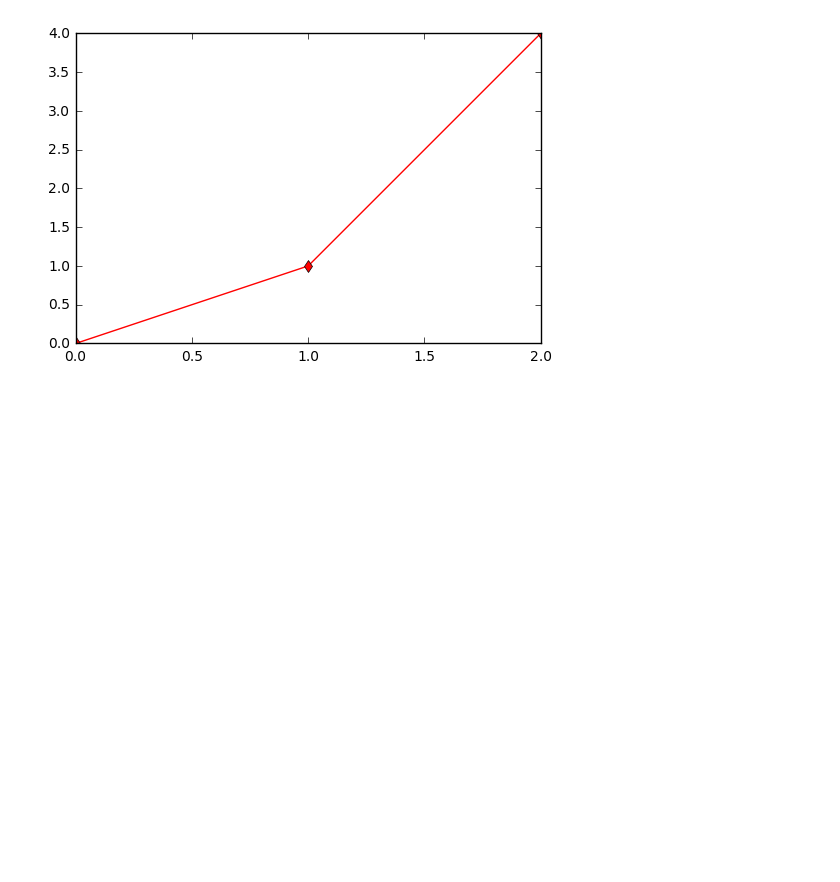
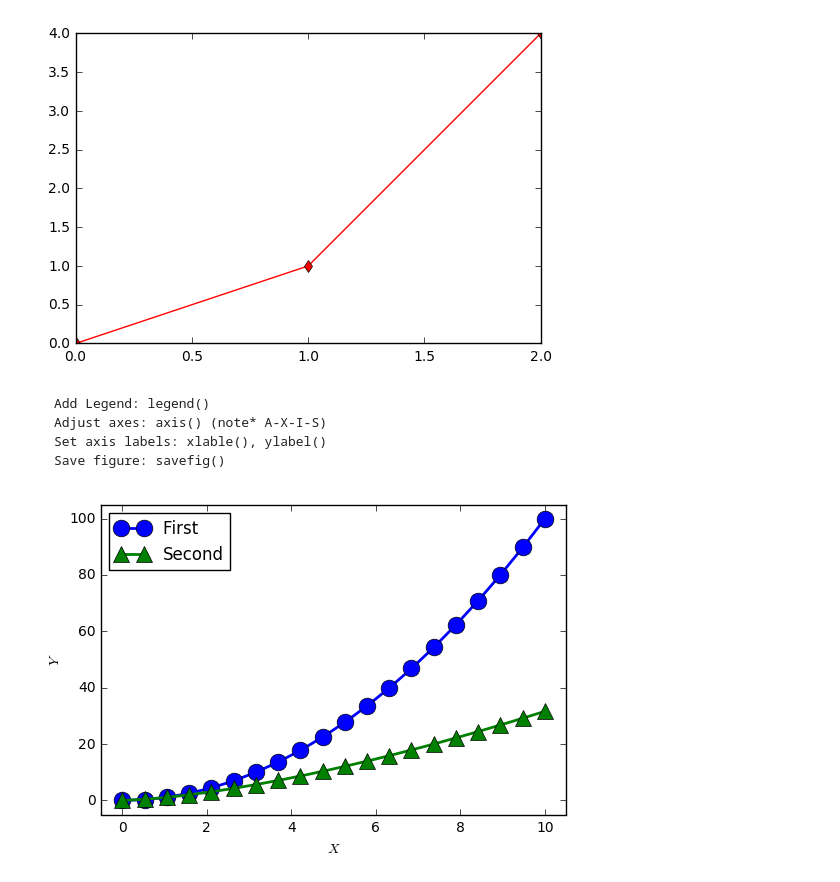
Before and after one commit to akell47/Python, a Jupyter notebook: PyplotMatplotlib.ipynb, the cells around one changed output. Drawn from its saved outputs; the diff is of its cells as text; code cells hidden in the pictures; blank space fills up the shorter version.

Commit message:
pyplot notes

````diff
--- a/PyplotMatplotlib.ipynb
+++ b/PyplotMatplotlib.ipynb
@@ -150,3 +154,25 @@ grayscale intensities as a string (``'0.8'``)
 plt.plot([0,1,2], [0,1,4], "rd-");
 # %% [output]
 [figure]
+# %% [markdown]
+```
+Add Legend: legend()
+Adjust axes: axis() (note* A-X-I-S)
+Set axis labels: xlable(), ylabel()
+Save figure: savefig()
+```
+# %%
+x = np.linspace(0,10,20)
+y1 = x**2.0
+y2 = x**1.5
+plt.plot(x,y1, "bo-", linewidth=2, markersize=12, label="First")
+plt.plot(x,y2, "g^-", linewidth=2, markersize=12, label="Second")
+plt.xlabel("$X$")
+plt.ylabel("$Y$")
+#pyplot supports LaTeX!!
+# plt.axis({xmin, xmax, ymin, ymax})
+plt.axis([-0.5, 10.5, -5, 105])
+plt.legend(loc="upper left")
+plt.savefig("plot1.jpg")
+# %% [output]
+[figure, added]
````
Also changed, not shown: parts of 16 cells of this notebook, 4 other files.
